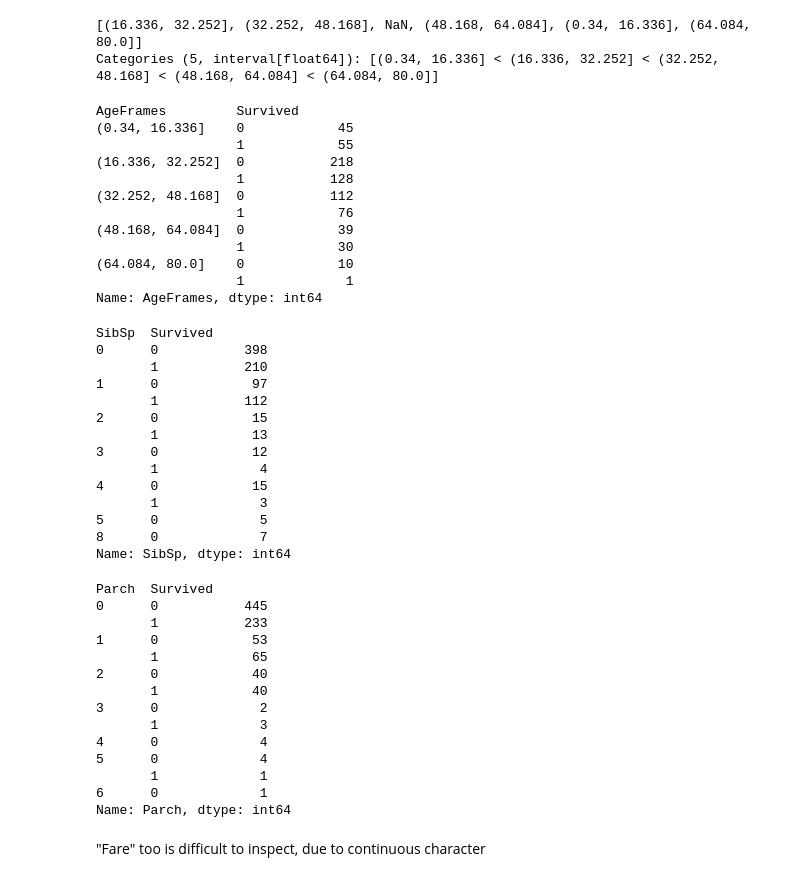
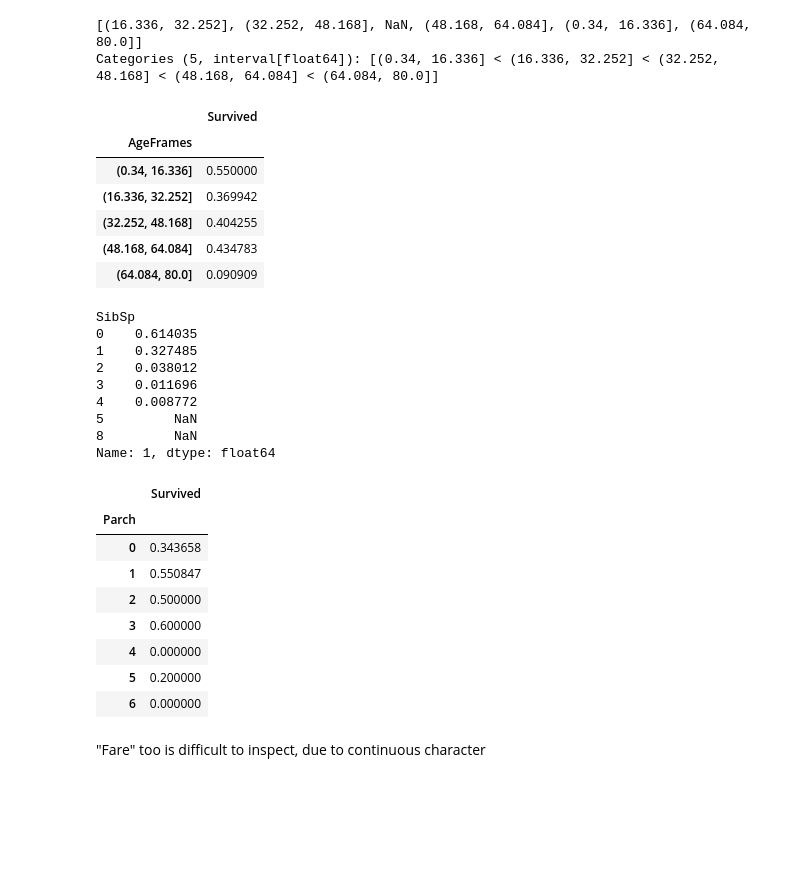
Before and after one commit to senzelden/projects, a Jupyter notebook: week_02/logistic_regression/titanic_logistic_regression.ipynb, the cells around one changed output. Drawn from its saved outputs; the diff is of its cells as text; code cells hidden in the pictures; blank space fills up the shorter version.

```diff
--- a/week_02/logistic_regression/titanic_logistic_regression.ipynb
+++ b/week_02/logistic_regression/titanic_logistic_regression.ipynb
@@ -126,56 +123,43 @@ df["AgeFrames"].unique()
 Categories (5, interval[float64]): [(0.34, 16.336] < (16.336, 32.252] < (32.252, 48.168] < (48.168, 64.084] < (64.084, 80.0]]
 # %%
 # The young survive
-df.groupby(["AgeFrames", "Survived"])["AgeFrames"].count()
+df.groupby('AgeFrames')[['Survived']].mean()
 # %% [output]
-AgeFrames         Survived
-(0.34, 16.336]    0            45
-                  1            55
-(16.336, 32.252]  0           218
-                  1           128
-(32.252, 48.168]  0           112
-                  1            76
-(48.168, 64.084]  0            39
-                  1            30
-(64.084, 80.0]    0            10
-                  1             1
-Name: AgeFrames, dtype: int64
+|  | Survived |
+| AgeFrames |  |
+| (0.34, 16.336] | 0.550000 |
+| (16.336, 32.252] | 0.369942 |
+| (32.252, 48.168] | 0.404255 |
+| (48.168, 64.084] | 0.434783 |
+| (64.084, 80.0] | 0.090909 |
 # %%
 # SibSp
-df.groupby(["SibSp", "Survived"])["SibSp"].count()
+sibsps = df.groupby(['Survived', 'SibSp'])['SibSp'].count()
+sibsps = sibsps.unstack()
+sibsps[1] / sibsps[1].sum()
 # %% [output]
-SibSp  Survived
-0      0           398
-       1           210
-1      0            97
-       1           112
-2      0            15
-       1            13
-3      0            12
-       1             4
-4      0            15
-       1             3
-5      0             5
-8      0             7
-Name: SibSp, dtype: int64
+SibSp
+0    0.614035
+1    0.327485
+2    0.038012
+3    0.011696
+4    0.008772
+5         NaN
+8         NaN
+Name: 1, dtype: float64
 # %%
 # Parch
-df.groupby(["Parch", "Survived"])["Parch"].count()
+df.groupby('Parch')[['Survived']].mean()
 # %% [output]
-Parch  Survived
-0      0           445
-       1           233
-1      0            53
-       1            65
-2      0            40
-       1            40
-3      0             2
-       1             3
-4      0             4
-5      0             4
-       1             1
-6      0             1
-Name: Parch, dtype: int64
+|  | Survived |
+| Parch |  |
+| 0 | 0.343658 |
+| 1 | 0.550847 |
+| 2 | 0.500000 |
+| 3 | 0.600000 |
+| 4 | 0.000000 |
+| 5 | 0.200000 |
+| 6 | 0.000000 |
 # %% [markdown]
 "Fare" too is difficult to inspect, due to continuous character
 # %%
```
Also changed, not shown: parts of 4 cells of this notebook.
